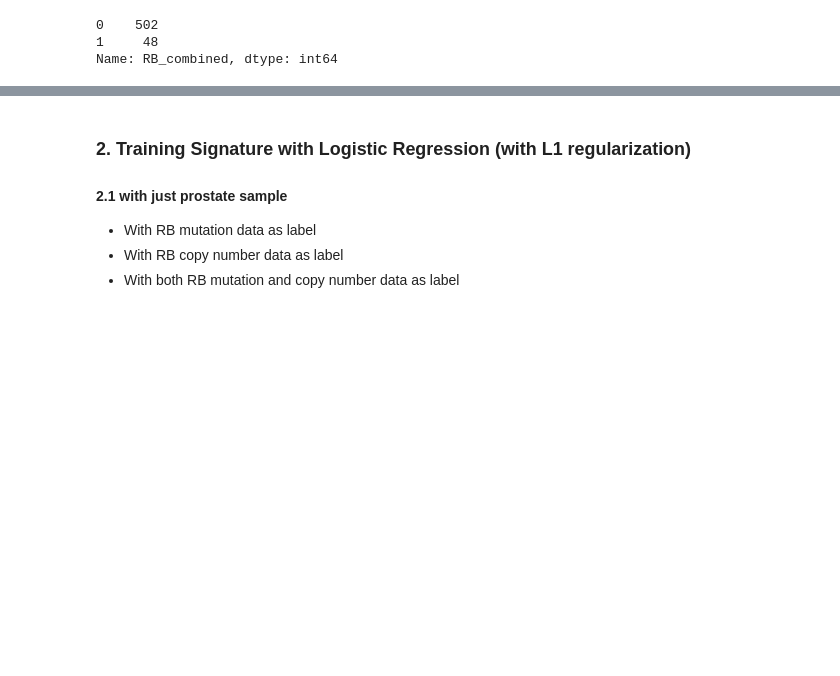
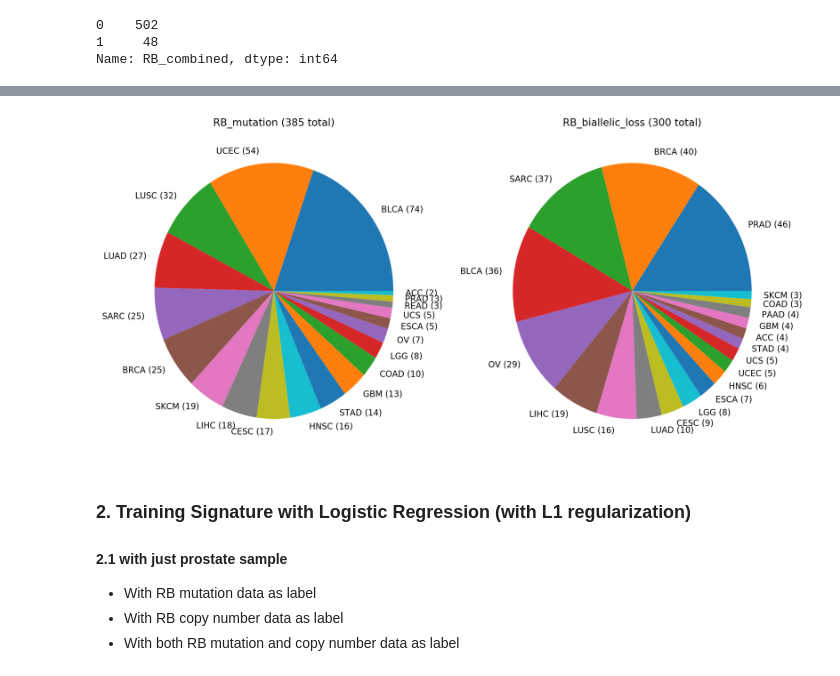
Before and after one commit to MollyZhang/ARsig_python, a Jupyter notebook: RB1sig.ipynb, the cells around one changed output, grey strips where cells are left out. Saved outputs shown, nothing was run; the diff lists cells and outputs as text; code cells hidden in the pictures; blank space fills up the shorter version.

```diff
--- a/RB1sig.ipynb
+++ b/RB1sig.ipynb
@@ -120,3 +126,14 @@ Name: RB_combined, dtype: int64
+# %%
+fig, axes = plt.subplots(ncols=2, nrows=1, figsize=(14,7), dpi=200)
+for i, rb_type in enumerate(["RB_mutation", "RB_biallelic_loss"]):
+    plot_df = label_df[label_df[rb_type]==1]["tissue"].value_counts()
+    plot_df.index = [i+" ({0})".format(plot_df.loc[i]) for i in plot_df.index]
+    plot_df[:20].plot.pie(ax=axes[i])
+    axes[i].set_ylabel("")
+    axes[i].set_title(rb_type + " ({0} total)".format(sum(plot_df),fontsize=12))
+fig.savefig("./figures/PieChart_RB_positives_tissues.png", dpi=200)
+# %% [output]
+[figure, added]
 # %%
 label_df.to_csv("./data/TCGA/RB_labels.csv")
 # %% [markdown]
```
Also changed, not shown: parts of 2 cells of this notebook, 2 other files.
